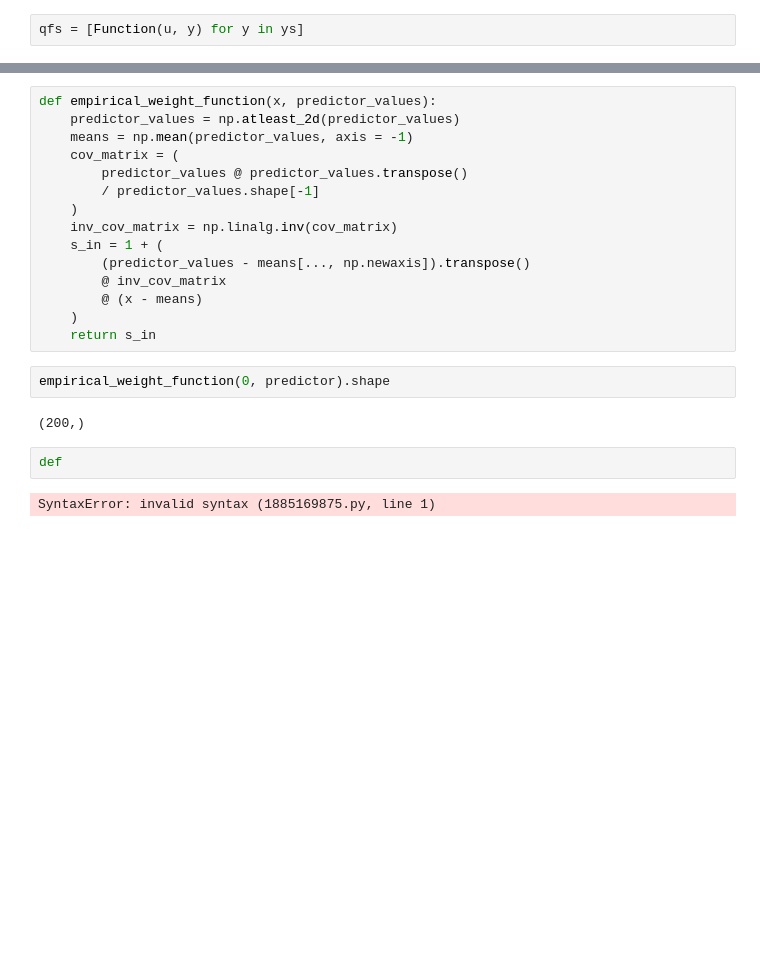
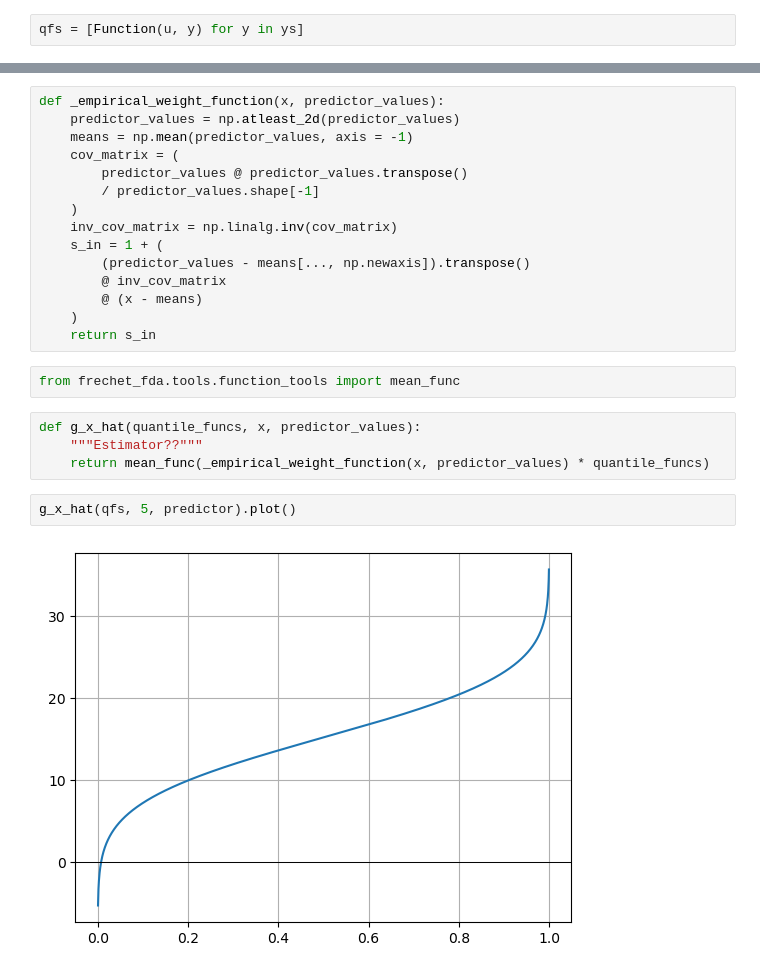
Before and after one commit to mirkimirk/thesis_frechet_fda, a Jupyter notebook: src/frechet_fda/simulation_and_frechet_method.ipynb, the cells around one changed output, grey strips where cells are left out. Saved outputs shown, nothing was run; the diff lists cells and outputs as text; blank space fills up the shorter version.

```diff
--- a/src/frechet_fda/simulation_and_frechet_method.ipynb
+++ b/src/frechet_fda/simulation_and_frechet_method.ipynb
@@ -63,5 +64,5 @@ plt.show()
 # %%
-def empirical_weight_function(x, predictor_values):
+def _empirical_weight_function(x, predictor_values):
     predictor_values = np.atleast_2d(predictor_values)
     means = np.mean(predictor_values, axis = -1)
     cov_matrix = (
@@ -75,11 +76,13 @@ def empirical_weight_function(x, predictor_values):
         @ (x - means)
     )
     return s_in
-# %%
-empirical_weight_function(0, predictor).shape
-# %% [output]
-(200,)
-# %%
-def
-# %% [output]
-SyntaxError: invalid syntax (1885169875.py, line 1)
+# %%
+from frechet_fda.tools.function_tools import mean_func
+# %%
+def g_x_hat(quantile_funcs, x, predictor_values):
+    """Estimator??"""
+    return mean_func(_empirical_weight_function(x, predictor_values) * quantile_funcs)
+# %%
+g_x_hat(qfs, 5, predictor).plot()
+# %% [output]
+[figure, added]
```
Also changed, not shown: parts of 2 cells of this notebook, 1 other file.
